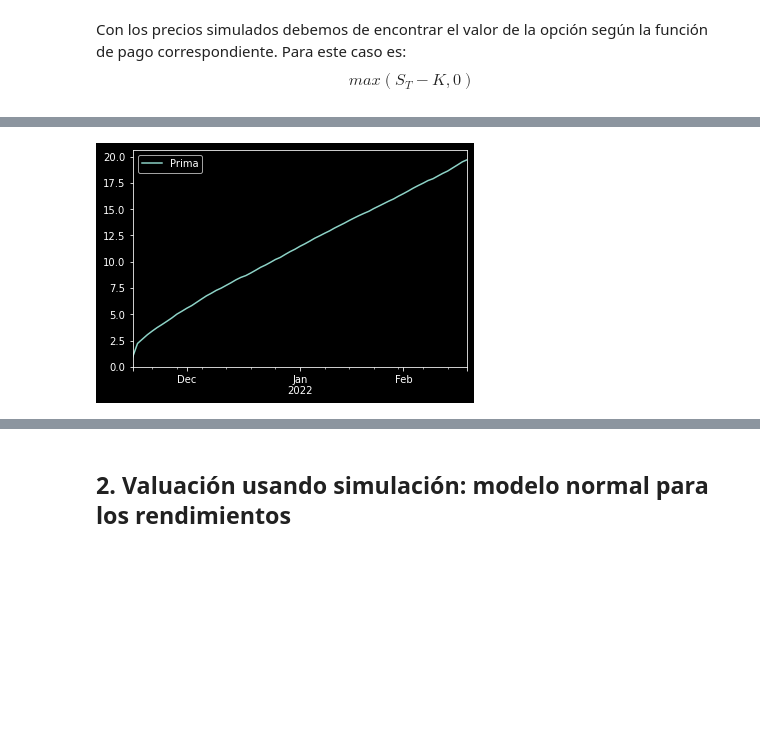
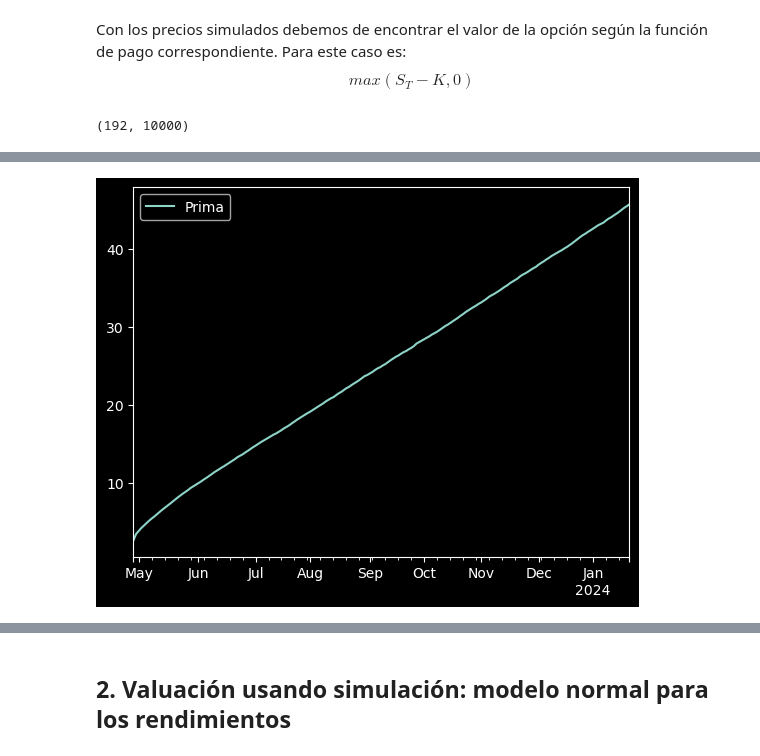
Before and after one commit to adrianhb01/SPF-2023-I, a Jupyter notebook: TEMA-3/Clase22_ValuacionOpciones.ipynb, the cells around one changed output, grey strips where cells are left out. Drawn from its saved outputs; the diff is of its cells as text; code cells hidden in the pictures; blank space fills up the shorter version.

```diff
--- a/TEMA-3/Clase22_ValuacionOpciones.ipynb
+++ b/TEMA-3/Clase22_ValuacionOpciones.ipynb
@@ -344,0 +303,3 @@ opcion_valuar['JSON']
+# %%
+expiry = '2024-01-19'
+call, put = get_options_data('AAPL', download_data=True, fecha=expiry)
@@ -344,0 +332,5 @@ opcion_valuar['JSON']
+# %%
+# Strike price
+K = 165
+opcion_valuar = call[call['strike'] == K]
+opcion_valuar
@@ -378,7 +373,7 @@ Ri
 from datetime import date
 
 today = pd.Timestamp(date.today())
-expiry = '2022-02-18'
+expiry = expiry
 
 nscen = 10000
 dates = pd.date_range(start=today, end=expiry, freq='B')
@@ -486,8 +483,12 @@ Con los precios simulados debemos de encontrar el valor de la opción según la
 $$
 max(S_T - K,0)
 $$
+# %%
+S_T2.shape
+# %% [output]
+(192, 10000)
 # %%
-strike = 150
+strike = K
 call = pd.DataFrame({'Prima':np.exp(-mu_r*ndays) \
               *np.fmax(S_T2-strike, 0).mean(axis=1)}, index=dates)
 call.plot();
@@ -498 +499 @@ Name: 2022-02-18 00:00:00, dtype: float64
-[figure, old version]
+[figure, new version]
```
Also changed, not shown: parts of 44 cells of this notebook, 2 other files.
